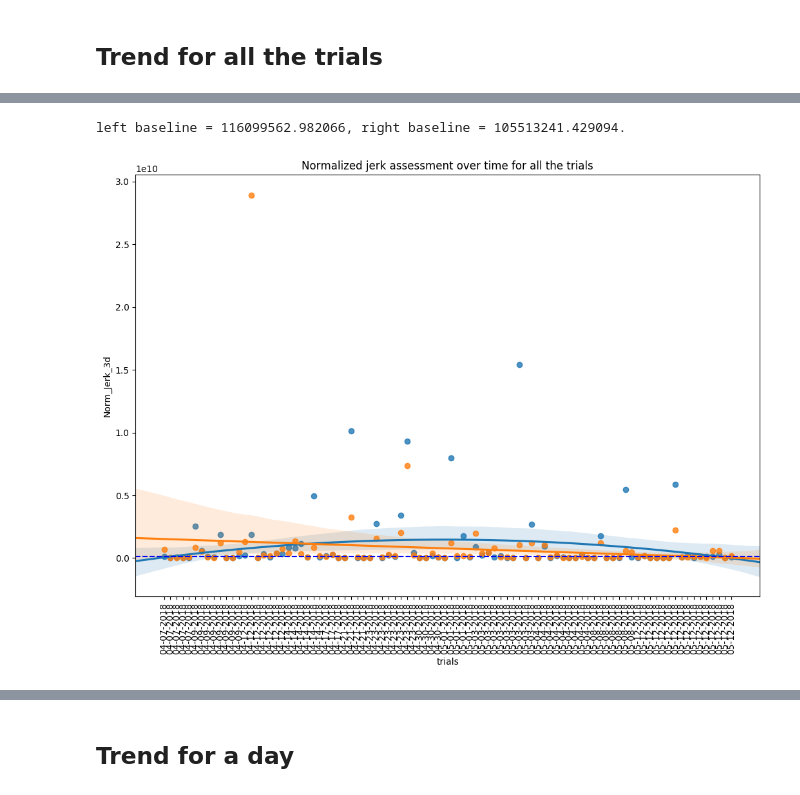
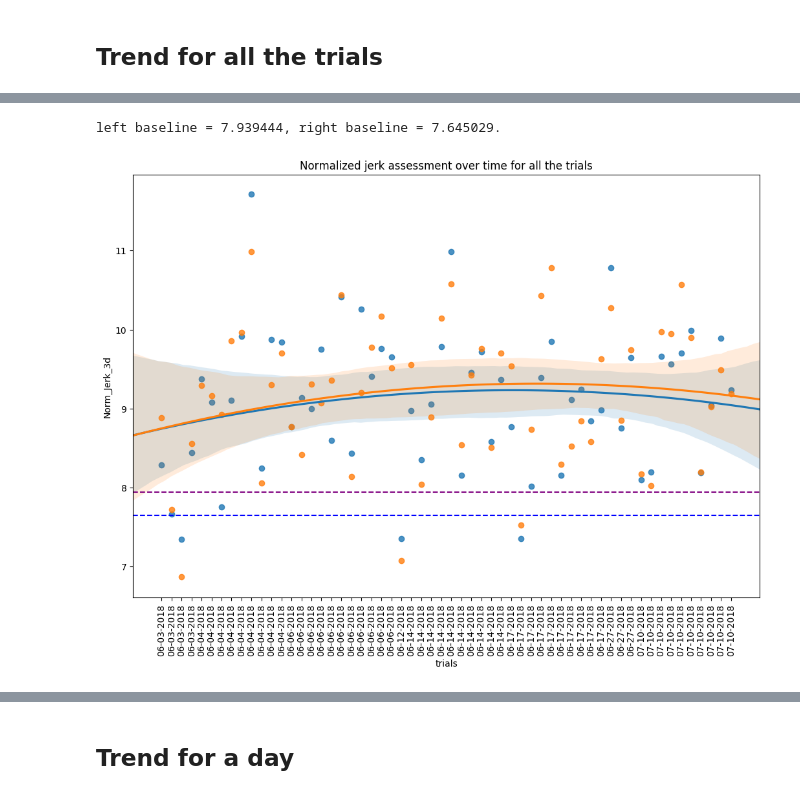
Before and after one commit to MengxuanMa2016/Data_Visualization_Python, a Jupyter notebook: Visualization_of_assessment_outcomes_smoothness.ipynb, the cells around one changed output, grey strips where cells are left out. Cells and saved outputs as stored; diff of their text form; code cells hidden in the pictures.

```diff
--- a/Visualization_of_assessment_outcomes_smoothness.ipynb
+++ b/Visualization_of_assessment_outcomes_smoothness.ipynb
@@ -73,7 +74,7 @@ HS7
 # %% [markdown]
 ## Find the files of the corresponding client under the directory
 # %%
-healthy_data_file = 'KL30-ALL-speedsmoothness_metrics012019.csv'
+healthy_data_file = 'KL30-ALL-speedsmoothness_metrics012719.csv'
 
 if Client == "HS1":
   stroke_data_file = 'HS1-ALL-speedsmoothness_metrics012019.csv'
@@ -175,6 +196,15 @@ def overtime_analysis(stroke_dataframe, metric_left, metric_right, title, baseli
 
   stroke_dataframe[metric_left]  = stroke_dataframe[metric_left].convert_objects(convert_numeric=True)
   stroke_dataframe[metric_right] = stroke_dataframe[metric_right].convert_objects(convert_numeric=True)
+
+  if metric_left == 'Norm_Jerk_3d_Left':
+      stroke_dataframe[metric_left]  = np.log10(stroke_dataframe[metric_left])
+      stroke_dataframe[metric_right] = np.log10(stroke_dataframe[metric_right])
+
+      left_baseline = np.log10(left_baseline)
+      right_baseline = np.log10(right_baseline)
+
+  print("left baseline = {:f}, right baseline = {:f}.".format(left_baseline, right_baseline))
 
   # sort the rows of the analysis dataframe by data and time
   analysis_df = indexing_by_datatime(stroke_dataframe)
@@ -362,2 +385,5 @@ left baseline = 116099562.982066, right baseline = 105513241.429094.
 # %% [markdown]
 ## Trend for all the trials
+# %%
+all_df = stroke_df[:]
+display(all_df[:5])
@@ -364,10 +397,10 @@ left baseline = 116099562.982066, right baseline = 105513241.429094.
 # %%
 title = metric + ' assessment over time for all the trials'
-display_df = overtime_analysis(stroke_df, metric_left, metric_right, title, baseline_dataframe=health_df)
+display_df = overtime_analysis(all_df, metric_left, metric_right, title, baseline_dataframe=health_df)
 
 # display_df = overtime_analysis(stroke_df, metric_left, metric_right)
 
 # display(display_df)
 # %% [output]
-left baseline = 116099562.982066, right baseline = 105513241.429094.
+left baseline = 7.939444, right baseline = 7.645029.
-[figure, old version]
+[figure, new version]
```
Also changed, not shown: parts of 23 cells of this notebook.
